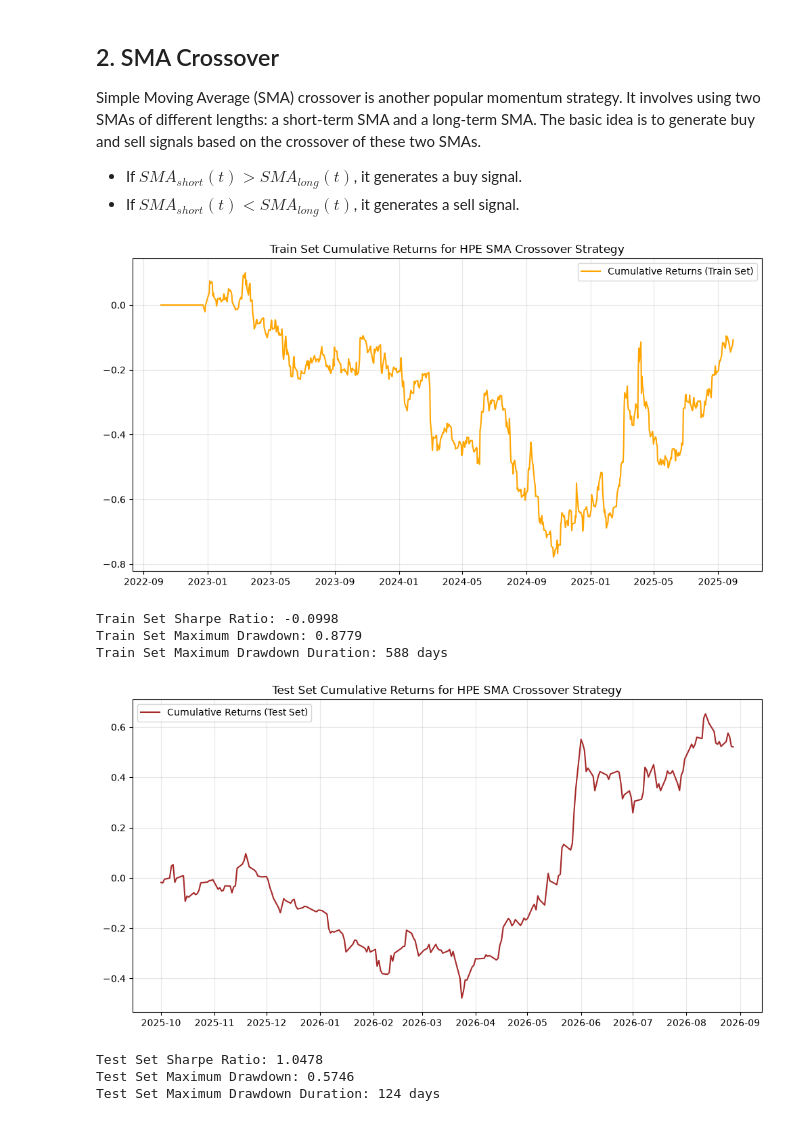
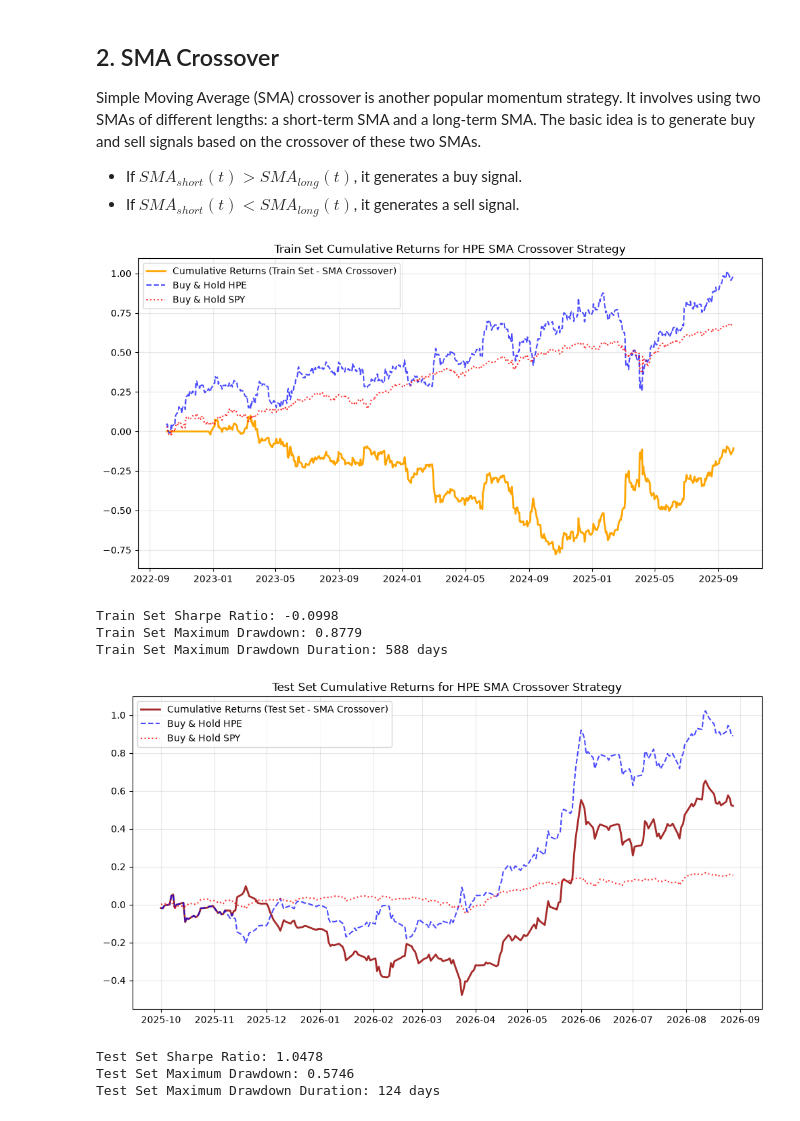
Before and after one commit to 01Joseph-Hwang10/quantitative-trading-exercise, a Jupyter notebook: notebooks/momentum_strategy.ipynb, the cells around one changed output. Drawn from its saved outputs; the diff is of its cells as text; code cells hidden in the pictures.

```diff
--- a/notebooks/momentum_strategy.ipynb
+++ b/notebooks/momentum_strategy.ipynb
@@ -146,6 +146,13 @@ stock = yf.Ticker(STOCK).history(
     end=WINDOW["end"],
     auto_adjust=True,
 )
+spy = yf.Ticker('SPY').history(
+    start=WINDOW["start"],
+    end=WINDOW["end"],
+    auto_adjust=True,
+)
+bh_stock = stock['Close'].pct_change().shift(-1)
+bh_spy = spy['Close'].pct_change().shift(-1)
 stock.head()
 # %% [output]
 |  | Open | High | Low | Close | Volume | Dividends | Stock Splits |
@@ -313,74 +308,62 @@ TRANSACTION_COST_RATE = 0.0010  # 10 bps per trade (commission + slippage)
 # Compute SMAs for train set
 sma_short = stock['Close'].rolling(short_n).mean()
 sma_long = stock['Close'].rolling(long_n).mean()
-
 portfolio_return_sma = pd.DataFrame(index=stock.index)
-
 # Determine positions based on SMA crossover for train set
 current_pos = 0
 prev_pos = 0
 portfolio_return_sma['position'] = 0
 for i in portfolio_return_sma.index:
     prev_pos = current_pos
-
     def set_position(i, pos):
         portfolio_return_sma.at[i, 'position'] = pos
-
     if prev_pos == 0:
         if sma_short.loc[i] > sma_long.loc[i]:
             current_pos = 1  # Enter long position
             set_position(i, current_pos)
             continue
-
         if sma_short.loc[i] < sma_long.loc[i]:
             current_pos = -1  # Enter short position
             set_position(i, current_pos)
             continue
-
         current_pos = 0  # Maintain no position
         set_position(i, current_pos)
         continue
-
     if prev_pos == 1:
         if sma_short.loc[i] < sma_long.loc[i]:
             current_pos = 0  # Exit long position
             set_position(i, current_pos)
             continue
-
         current_pos = 1  # Maintain long position
         set_position(i, current_pos)
         continue
-
     if prev_pos == -1:
         if sma_short.loc[i] > sma_long.loc[i]:
             current_pos = 0  # Exit short position
             set_position(i, current_pos)
             continue
-
         current_pos = -1  # Maintain short position
         set_position(i, current_pos)
         continue
-
     raise ValueError(f"Unexpected position state: {prev_pos}")
-
 # Compute daily returns for SMA strategy on train set
 portfolio_return_sma['gross_return'] = stock['Close'].pct_change().shift(-1) * portfolio_return_sma['position']
 portfolio_return_sma['trades'] = portfolio_return_sma['position'].diff().abs()
 portfolio_return_sma['transaction_costs'] = portfolio_return_sma['trades'] * TRANSACTION_COST_RATE
 portfolio_return_sma['net_return'] = portfolio_return_sma['gross_return'] - portfolio_return_sma['transaction_costs']
-
 # Calculate Profit and Loss for SMA strategy on train set
 pnl_train_sma = portfolio_return_sma[TRAIN_RANGE]['net_return'].cumsum()
-
 # Plot the cumulative PnL for SMA strategy on train set
 plt.figure(figsize=(12, 6))
-plt.plot(pnl_train_sma, label='Cumulative Returns (Train Set)', color='orange')
+plt.plot(pnl_train_sma, label='Cumulative Returns (Train Set - SMA Crossover)', color='orange', linewidth=2)
+plt.plot(bh_stock[TRAIN_RANGE].cumsum(), label=f'Buy & Hold {STOCK}', color='blue', linestyle='--', alpha=0.7)
+plt.plot(bh_spy[TRAIN_RANGE].cumsum(), label='Buy & Hold SPY', color='red', linestyle=':', alpha=0.8)
 plt.title(f'Train Set Cumulative Returns for {STOCK} SMA Crossover Strategy')
 plt.grid(True, alpha=0.3)
 plt.legend()
 plt.show()
 # %% [output]
-[figure, old version]
+[figure, new version]
 # %%
 r_train_sma = portfolio_return_sma['net_return'][TRAIN_RANGE]
 sharpe_train_sma = r_train_sma.mean() / (r_train_sma.std() + 1e-12) * np.sqrt(252)
@@ -402,14 +385,16 @@ pnl_test_sma = portfolio_return_sma['net_return'][TEST_RANGE].cumsum()
 
 # Plot the cumulative PnL for SMA strategy on test set
 plt.figure(figsize=(12, 6))
-plt.plot(pnl_test_sma, label='Cumulative Returns (Test Set)', color='brown')
+plt.plot(pnl_test_sma, label='Cumulative Returns (Test Set - SMA Crossover)', color='brown', linewidth=2)
+plt.plot(bh_stock[TEST_RANGE].cumsum(), label=f'Buy & Hold {STOCK}', color='blue', linestyle='--', alpha=0.7)
+plt.plot(bh_spy[TEST_RANGE].cumsum(), label='Buy & Hold SPY', color='red', linestyle=':', alpha=0.8)
 plt.title(f'Test Set Cumulative Returns for {STOCK} SMA Crossover Strategy')
 plt.grid(True, alpha=0.3)
 plt.legend()
 
 plt.show()
 # %% [output]
-[figure, old version]
+[figure, new version]
 # %%
 r_test_sma = portfolio_return_sma['net_return'][TEST_RANGE]
 sharpe_test_sma = r_test_sma.mean() / (r_test_sma.std() + 1e-12) * np.sqrt(252)
```
Also changed, not shown: parts of 3 cells of this notebook, 3 other files.
